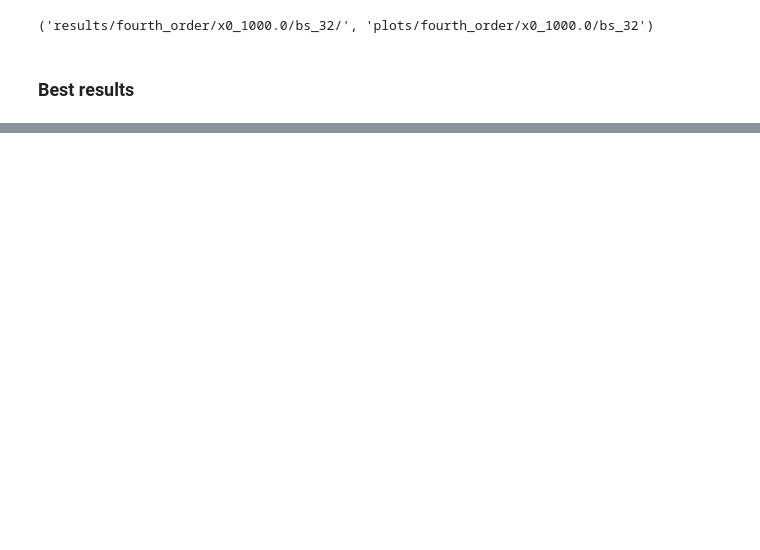
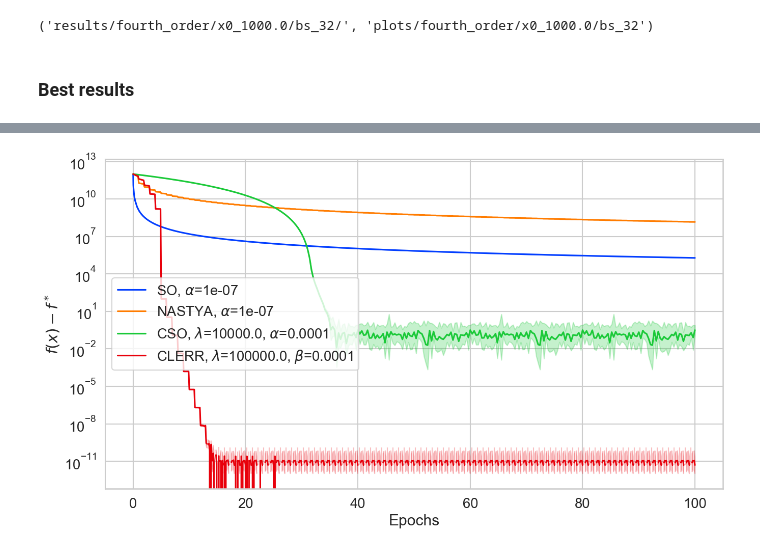
Before and after one commit to postrou/local_steps_rr, a Jupyter notebook: clerr_fourth_order.ipynb, the cells around one changed output, grey strips where cells are left out. Saved outputs shown, nothing was run; the diff lists cells and outputs as text; code cells hidden in the pictures; blank space fills up the shorter version.

```diff
--- a/clerr_fourth_order.ipynb
+++ b/clerr_fourth_order.ipynb
@@ -517,0 +579,21 @@ plt.savefig(os.path.join(plot_path, f'{dataset}_func.png'))
+# %%
+fig = plt.figure(figsize=(14, 8))
+traces = [best_so_trace, best_nastya_trace, best_crr_trace, best_clerr_g_trace]
+labels = [
+    fr'SO, $\alpha$={best_so_trace.step_size}',
+    fr'NASTYA, $\alpha$={best_nastya_trace.step_size}',
+    fr'CSO, $\lambda$={best_crr_trace.clip_level}, $\alpha$={best_crr_trace.step_size}',
+    fr'CLERR, $\lambda$={best_clerr_g_trace.clip_level}, $\beta$={best_crr_trace.step_size}'
+]
+markers = [',', ',', ',', ',', ',', ',']
+for trace, label, marker in zip(traces, labels, markers):
+    trace.plot_losses(f_opt=f_opt, label=label, marker=marker)
+plt.yscale('log')
+plt.xlabel('Epochs')
+plt.legend()
+# plt.title(f'inner_lr={in_step_size}')
+fig.tight_layout()
+# plt.savefig(os.path.join(plot_path, f'{dataset}_func.png'))
+plt.savefig('plots/clerr/fourth_order.png')
+# %% [output]
+[figure, added]
```
Also changed, not shown: parts of 15 cells of this notebook.
